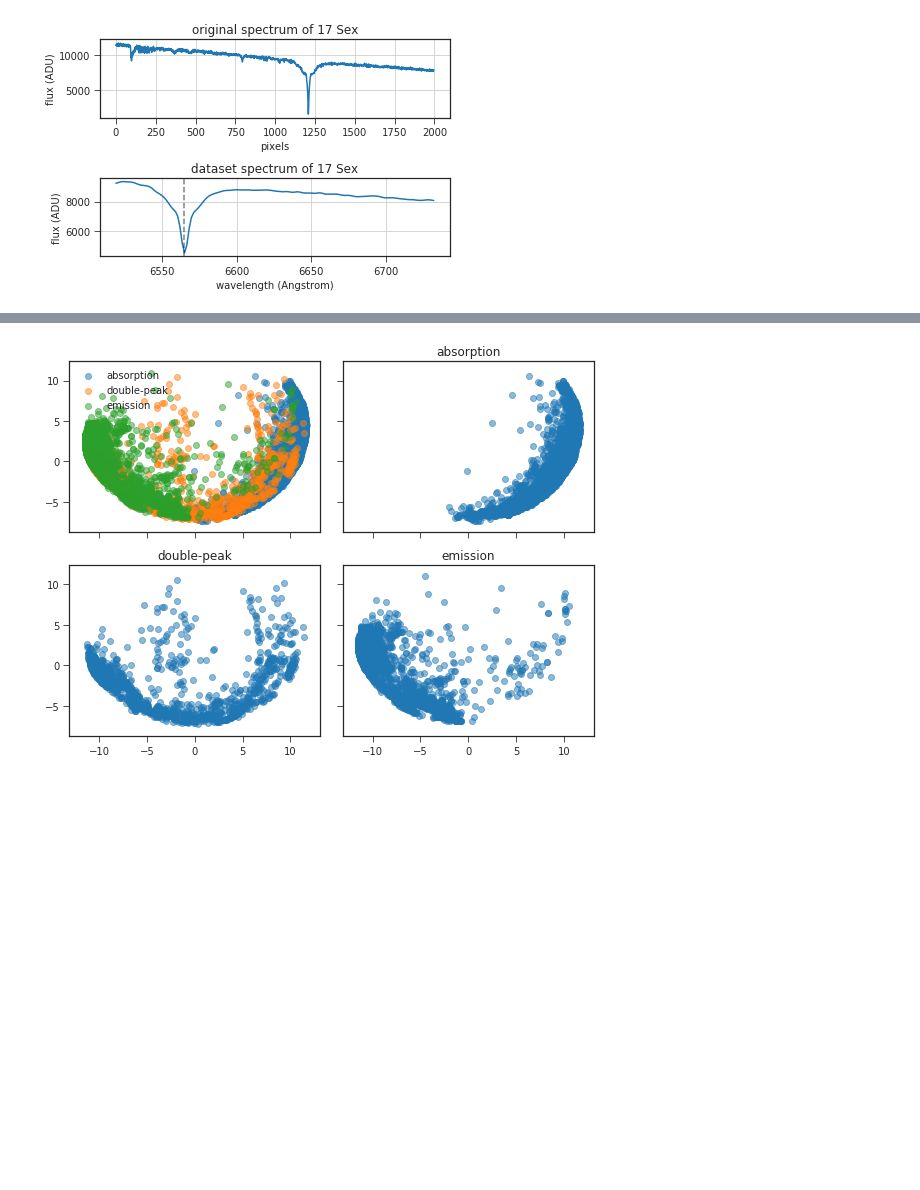
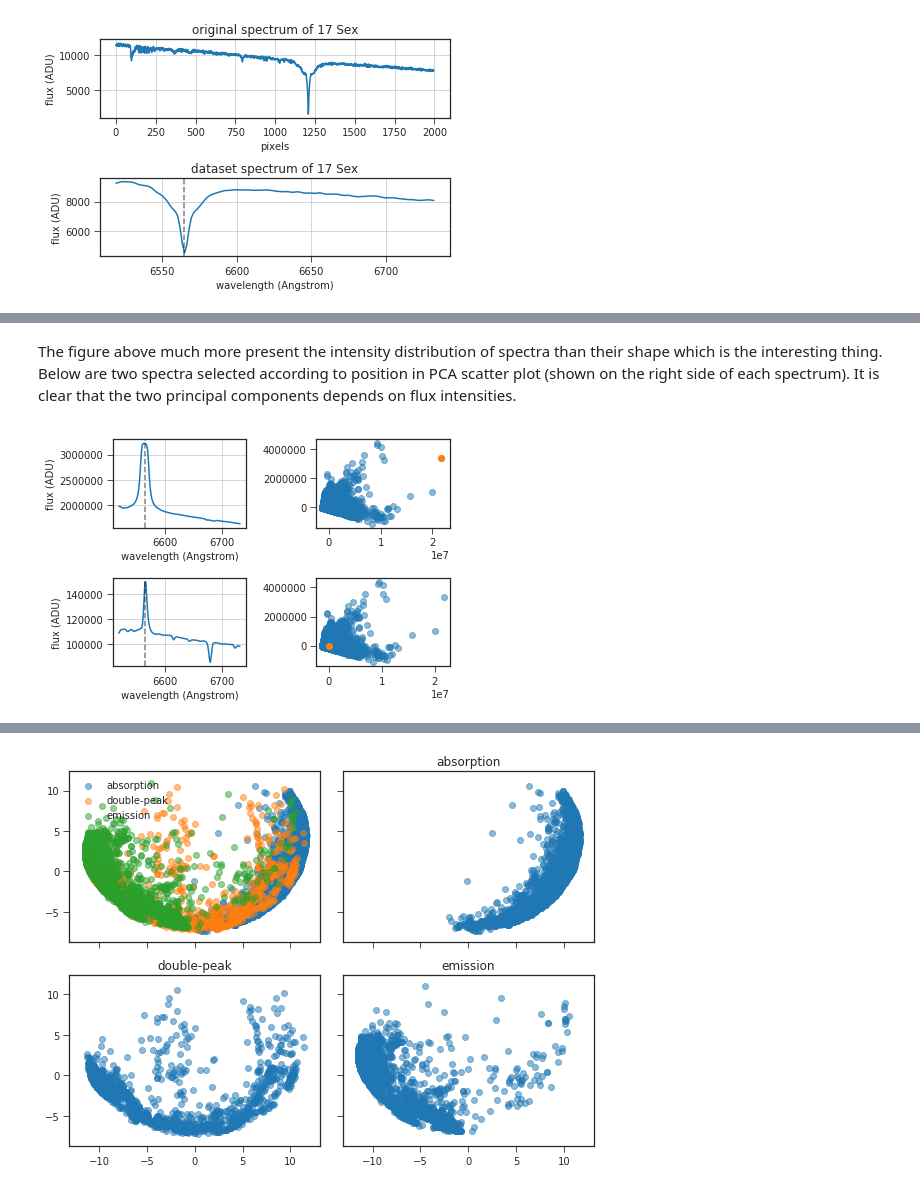
Before and after one commit to podondra/ondrejov-preprocessing, a Jupyter notebook: ondrejov-preprocessing.ipynb, the cells around one changed output, grey strips where cells are left out. Cells and saved outputs as stored; diff of their text form; code cells hidden in the pictures; blank space fills up the shorter version.

```diff
--- a/ondrejov-preprocessing.ipynb
+++ b/ondrejov-preprocessing.ipynb
@@ -236,0 +252,24 @@ plot_projection(X_pca)
+# %% [markdown]
+The figure above much more present the intensity distribution of spectra
+than their shape which is the interesting thing.
+Below are two spectra selected according to position in PCA scatter plot
+(shown on the right side of each spectrum).
+It is clear that the two principal components depends on flux intensities.
+# %%
+f, ((ax1, ax2), (ax3, ax4)) = pyplot.subplots(nrows=2, ncols=2)
+
+# spectrum far from (0, 0)
+idx_high = numpy.argmax(numpy.sum(numpy.abs(X_pca[:, :2]), axis=1))
+plot_flux(X[idx_high], ax=ax1)
+ax2.scatter(X_pca[:, 0], X_pca[:, 1], alpha=0.5)
+ax2.scatter(X_pca[idx_high, 0], X_pca[idx_high, 1])
+
+# spectrum closes to (0, 0)
+idx_low = numpy.argmin(numpy.sum(numpy.abs(X_pca[:, :2]), axis=1))
+plot_flux(X[idx_low], ax=ax3)
+ax4.scatter(X_pca[:, 0], X_pca[:, 1], alpha=0.5)
+ax4.scatter(X_pca[idx_low, 0], X_pca[idx_low, 1])
+
+f.tight_layout()
+# %% [output]
+[figure, added]
```
Also changed, not shown: parts of 21 cells of this notebook.
